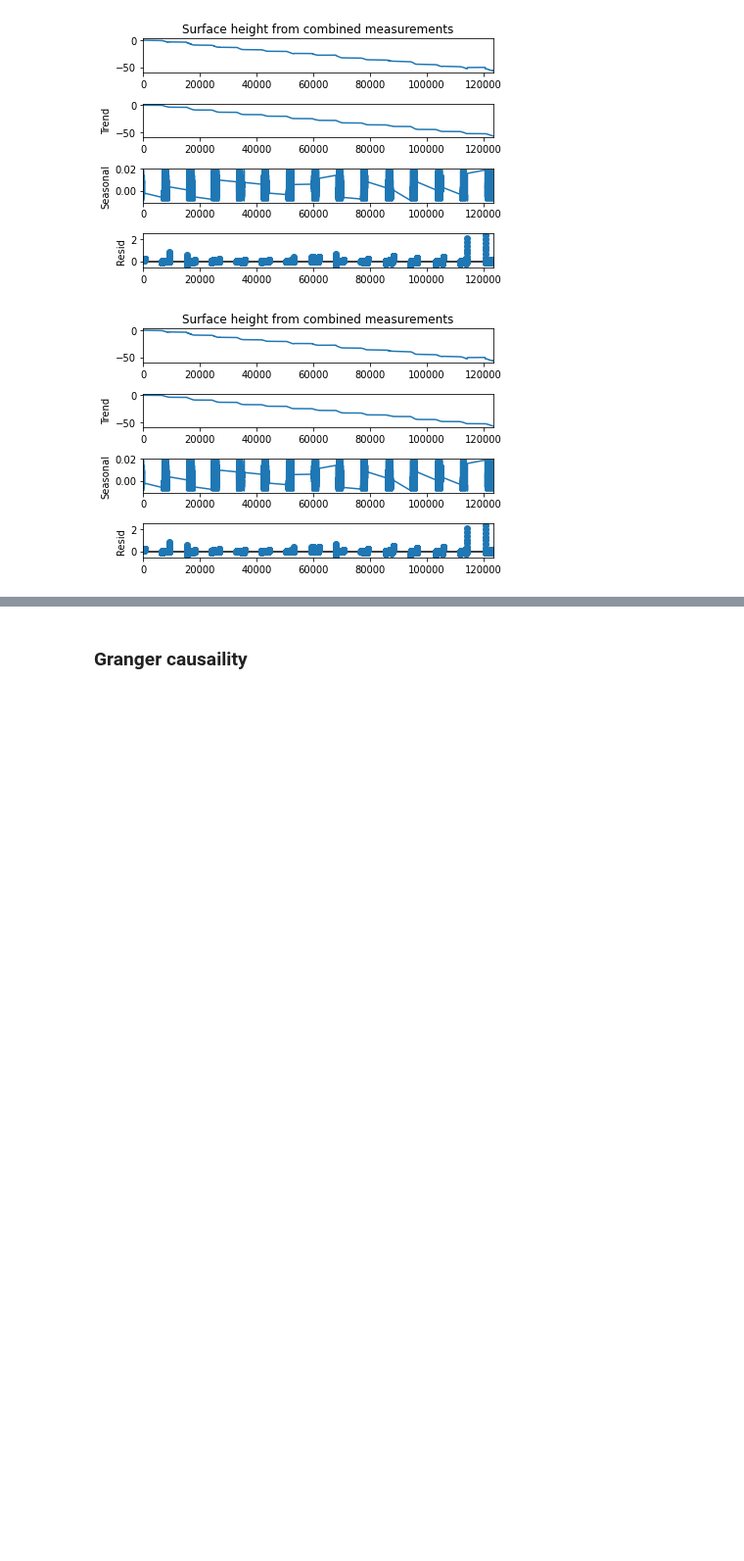
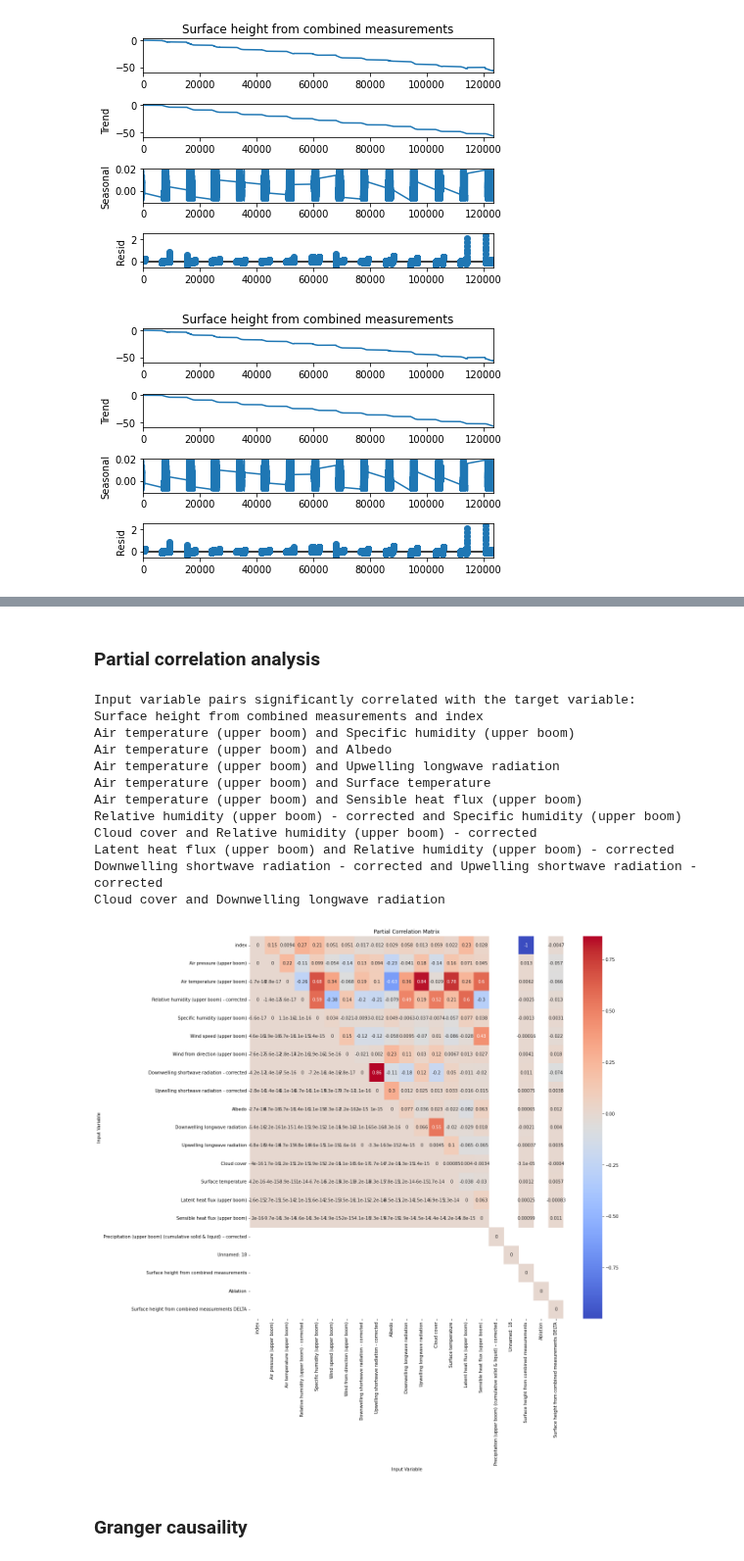
Before and after one commit to markbjerre/GEUS-Master-Thesis, a Jupyter notebook: scripts/SMB_Models_Time_series.ipynb, the cells around one changed output, grey strips where cells are left out. Shown at 98% size. Saved outputs shown, nothing was run; the diff lists cells and outputs as text; code cells hidden in the pictures; blank space fills up the shorter version.

```diff
--- a/scripts/SMB_Models_Time_series.ipynb
+++ b/scripts/SMB_Models_Time_series.ipynb
@@ -331,2 +203,52 @@ for var in top_vars:
+# %% [markdown]
+### Partial correlation analysis
+# %%
+# The heatmap shows the partial correlation values between each input variable and the target variable,
+# The partial correlation matrix is computed by subtracting the effects of all other input variables
+# from the correlation values, using the matrix inversion lemma
+
+# Compute the correlation matrix between the input variables
+corr_matrix = df.corr()
+
+# Compute the partial correlation matrix between the input variables and the target variable
+partial_corr_matrix = pd.DataFrame(np.zeros_like(corr_matrix), index=corr_matrix.index, columns=corr_matrix.columns)
+for i in range(len(corr_matrix.columns)):
+    for j in range(len(corr_matrix.columns)):
+        if i != j:
+            partial_corr_matrix.iloc[i, j] = (corr_matrix.iloc[i, j] -
+                                              corr_matrix.iloc[i, :i].dot(np.linalg.inv(corr_matrix.iloc[:i, :i])).dot(corr_matrix.iloc[:i, j]))
+
+# Plot the partial correlation matrix
+fig, ax = plt.subplots(figsize=(16, 16))
+sns.heatmap(partial_corr_matrix, annot=True, cmap='coolwarm', ax=ax)
+ax.set_xlabel('Input Variable')
+ax.set_ylabel('Input Variable')
+ax.set_title('Partial Correlation Matrix')
+
+# Identify the input variables that are significantly correlated with the target variable
+significant_vars = list(partial_corr_matrix[(partial_corr_matrix.abs() > 0.5) & (partial_corr_matrix != 1)].stack().index)
+significant_vars = [(x, y) if x < y else (y, x) for (x, y) in significant_vars]
+
+# Print the input variable pairs that are significantly correlated with the target variable
+if significant_vars:
+    print('Input variable pairs significantly correlated with the target variable:')
+    for (var1, var2) in significant_vars:
+        print(f'{var1} and {var2}')
+else:
+    print('No input variable pairs significantly correlated with the target variable.')
+# %% [output]
+Input variable pairs significantly correlated with the target variable:
+Surface height from combined measurements and index
+Air temperature (upper boom) and Specific humidity (upper boom)
+Air temperature (upper boom) and Albedo
+Air temperature (upper boom) and Upwelling longwave radiation
+Air temperature (upper boom) and Surface temperature
+Air temperature (upper boom) and Sensible heat flux (upper boom)
+Relative humidity (upper boom) - corrected and Specific humidity (upper boom)
+Cloud cover and Relative humidity (upper boom) - corrected
+Latent heat flux (upper boom) and Relative humidity (upper boom) - corrected
+Downwelling shortwave radiation - corrected and Upwelling shortwave radiation - corrected
+Cloud cover and Downwelling longwave radiation
+[figure, added]
 # %% [markdown]
 ### Granger causaility
```
Also changed, not shown: parts of 19 cells of this notebook, 2 other files.
